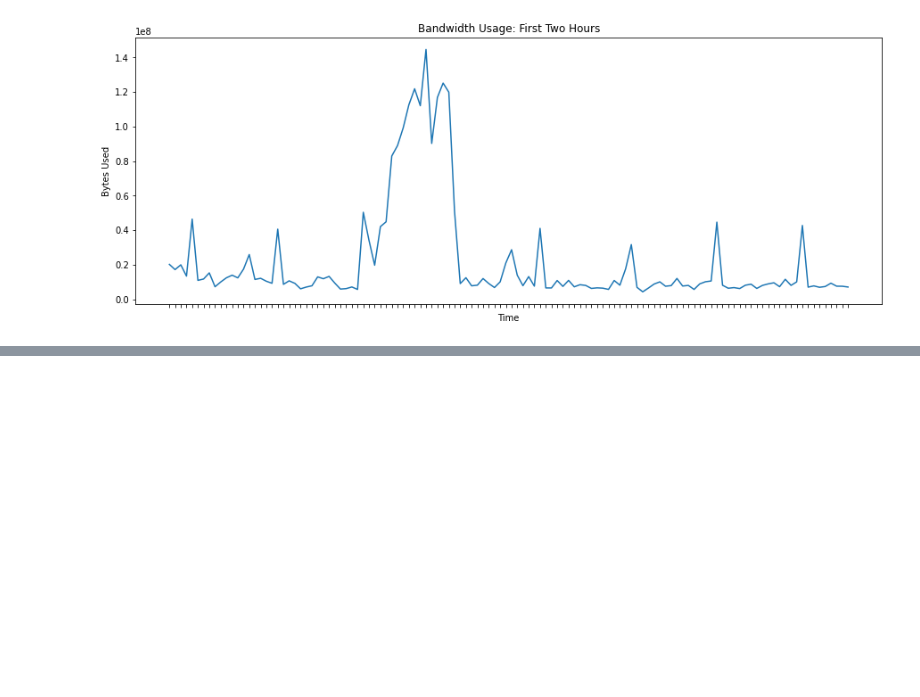
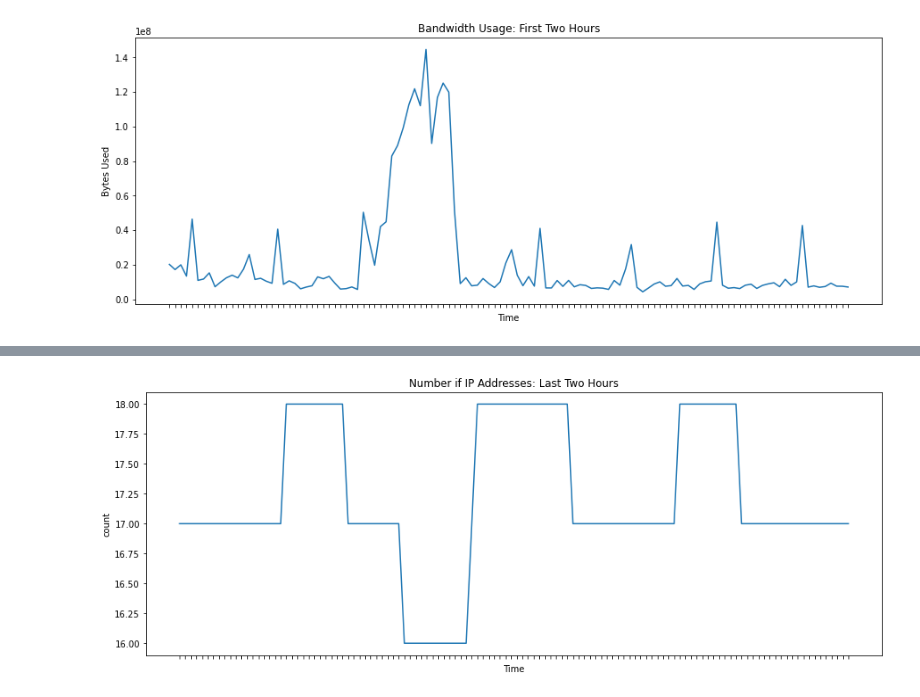
Before and after one commit to JohnnyFoulds/dsm010-2021-oct, a Jupyter notebook: coursework_02/cw02.ipynb, the cells around one changed output, grey strips where cells are left out. Drawn from its saved outputs; the diff is of its cells as text; code cells hidden in the pictures; blank space fills up the shorter version.

Commit message:
Plotting device count on network

```diff
--- a/coursework_02/cw02.ipynb
+++ b/coursework_02/cw02.ipynb
@@ -325,0 +305,15 @@ only showing top 20 rows
+# %%
+# the filter on IP is to select only local IP addresses
+df_interval_clients = spark.createDataFrame(df_interval_type \
+    .where((df_interval_type['Interval Length'] == 'minute') &
+           (df_interval_type['interval_type'] == 'IP') &
+           (df_interval_type['IP'].startswith('192.')) &
+           (df_interval_type['Interval End'] > 0)) \
+    .drop_duplicates(['IP', 'Interval Start', 'Interval End']) \
+    .groupBy(['Interval Start']) \
+    .count() \
+    .orderBy(['Interval Start'], ascending=True) \
+    .tail(2 * 60)) \
+    .toPandas()
+
+df_interval_clients.describe()
@@ -325,0 +330,18 @@ only showing top 20 rows
+# %%
+# plot the data
+fig_dims = (15, 5.5)
+fig, ax = plt.subplots(figsize=fig_dims)
+
+sns.lineplot(
+    data=df_interval_clients,
+    x='Interval Start',
+    y='count',
+    ax=ax
+).set(
+    title='Number if IP Addresses: Last Two Hours',
+    xlabel='Time',
+    xticklabels=[])
+
+plt.show()
+# %% [output]
+[figure, added]
```
Also changed, not shown: parts of 15 cells of this notebook, 15 other files.
